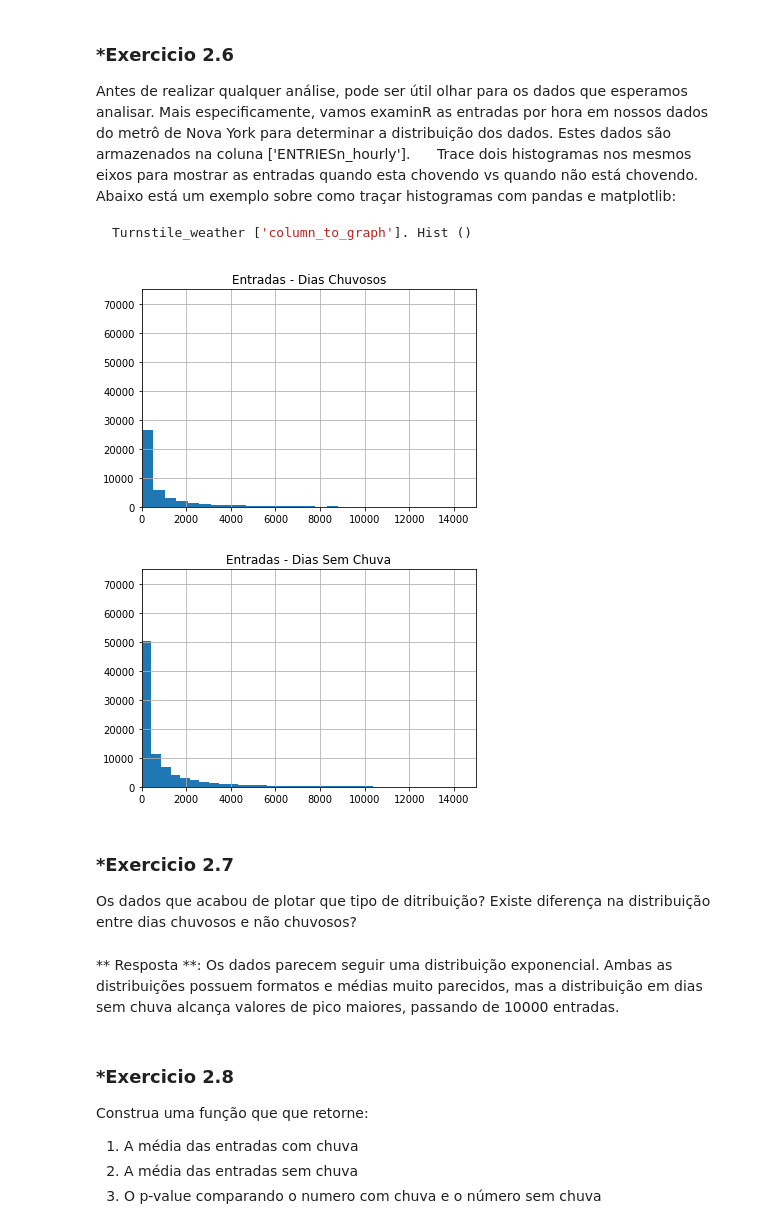
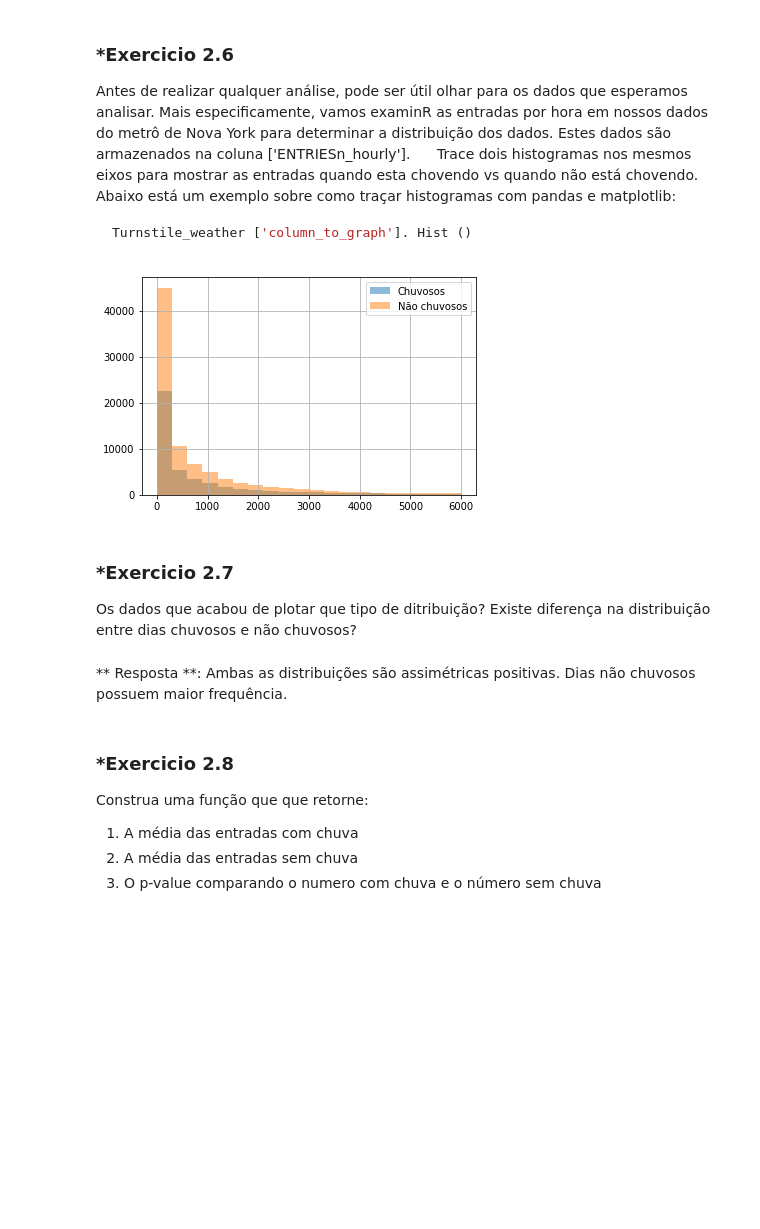
Before and after one commit to DaviBrg/nd_dsii_project_1, a Jupyter notebook: analyzing-subway-data-ndfdsi.ipynb, the cells around one changed output. Saved outputs shown, nothing was run; the diff lists cells and outputs as text; code cells hidden in the pictures; blank space fills up the shorter version.

```diff
--- a/analyzing-subway-data-ndfdsi.ipynb
+++ b/analyzing-subway-data-ndfdsi.ipynb
@@ -398,39 +398,28 @@ Turnstile_weather ['column_to_graph']. Hist ()
 # %%
 import numpy as np
 import pandas
 import matplotlib.pyplot as plt
 
 def entries_histogram(turnstile_weather):
-    nbins= 100
+    nbins= 20
+    myrange = [0, 6000]
 
-    axis = [0,15000,0,75000]
-
-    plt.figure()
-    plt.title("Entradas - Dias Chuvosos")
-    plt.axis(axis)
-    with_rain = turnstile_weather[turnstile_weather['rain'] == 1.0]['ENTRIESn_hourly']
-    with_rain.hist(bins=nbins)
-
-    plt.figure()
-    plt.title("Entradas - Dias Sem Chuva")
-    plt.axis(axis)
-    with_no_rain = turnstile_weather[turnstile_weather['rain'] == 0.0]['ENTRIESn_hourly']
-    with_no_rain.hist(bins=nbins)
-
+    turnstile_weather[turnstile_weather.rain == 1]['ENTRIESn_hourly'].hist(alpha=0.5, bins=nbins, range = myrange, label='Chuvosos')
+    turnstile_weather[turnstile_weather.rain == 0]['ENTRIESn_hourly'].hist(alpha=0.5, bins=nbins, range = myrange, label='Não chuvosos')
+    plt.legend(loc='upper right')
 
     return plt.show()
 
 
 entries_histogram(df)
 # %% [output]
-[figure, old version]
+[figure, new version]
-[figure, removed]
 # %% [markdown]
 ### *Exercicio 2.7
 
 Os dados que acabou de plotar que tipo de ditribuição? Existe diferença na distribuição entre dias chuvosos e não chuvosos?
-# %% [markdown]
-** Resposta **: Os dados parecem seguir uma distribuição exponencial. Ambas as distribuições possuem formatos e médias muito parecidos, mas a distribuição em dias sem chuva alcança valores de pico maiores, passando de 10000 entradas.
+# %% [markdown]
+** Resposta **: Ambas as distribuições são assimétricas positivas. Dias não chuvosos possuem maior frequência.
 # %% [markdown]
 ### *Exercicio 2.8
 
```
Also changed, not shown: parts of 6 cells of this notebook, 1 other file.
